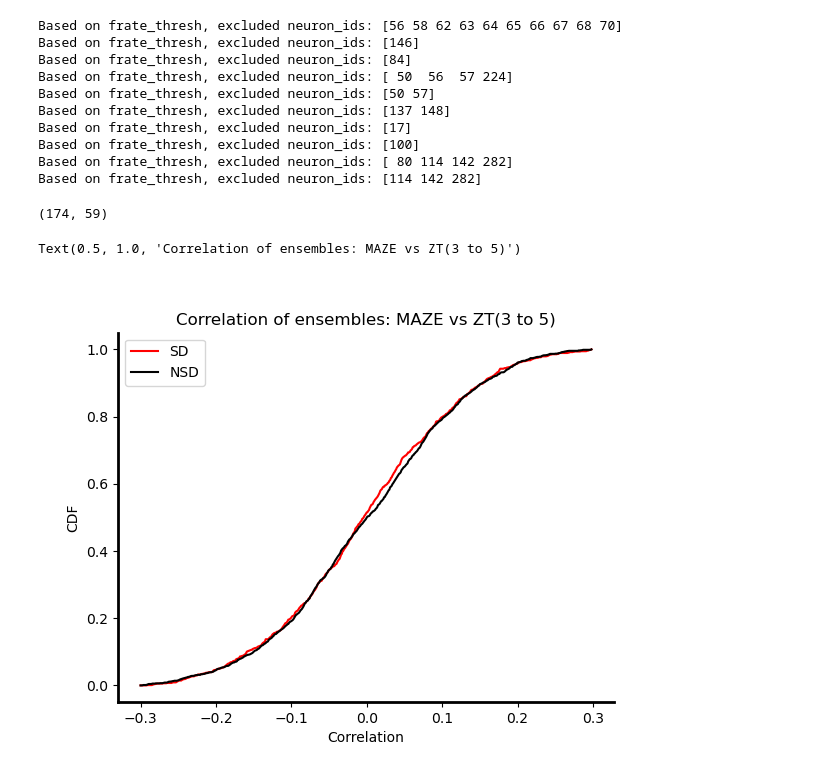
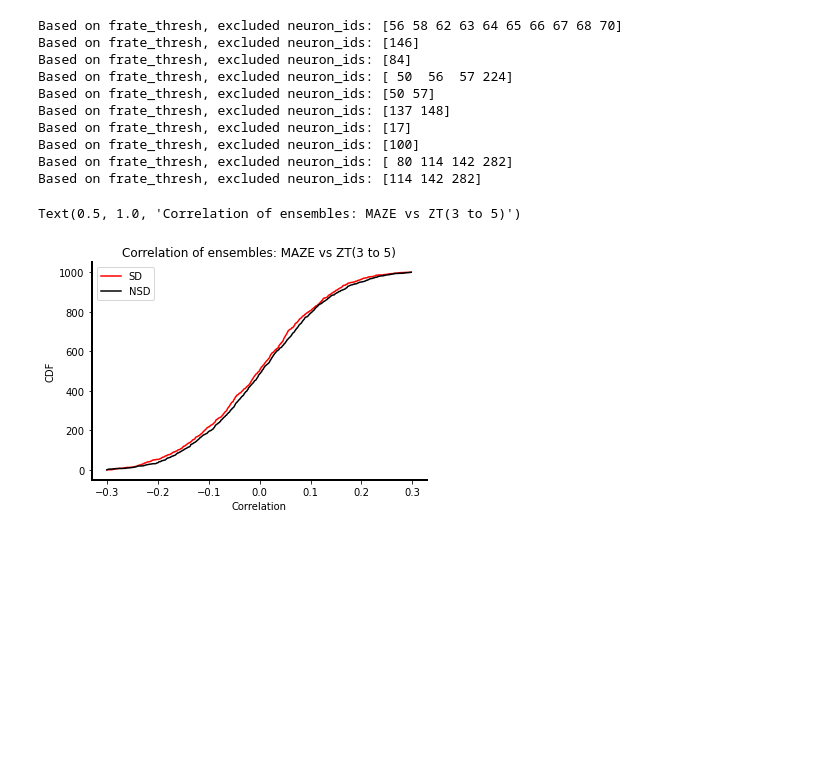
Before and after one commit to bapungiri/NeuroPy, a Jupyter notebook: sleep_deprivation/sd_ensembles.ipynb, the cells around one changed output. Drawn from its saved outputs; the diff is of its cells as text; code cells hidden in the pictures; blank space fills up the shorter version.

```diff
--- a/sleep_deprivation/sd_ensembles.ipynb
+++ b/sleep_deprivation/sd_ensembles.ipynb
@@ -120,36 +121,29 @@ Based on frate_thresh, excluded neuron_ids: [17]
 Based on frate_thresh, excluded neuron_ids: [100]
 Based on frate_thresh, excluded neuron_ids: [ 80 114 142 282]
 Based on frate_thresh, excluded neuron_ids: [114 142 282]
-# %%
-combined_weights.shape
-# %% [output]
-(174, 59)
 # %%
-%matplotlib widget
+%matplotlib inline
 from neuropy.plotting import Fig
+from neuropy.utils import mathutil
 
 _,axes = plt.subplots(1,1)
 # axes = axes.reshape(-1)
-
 # for i,corr in enumerate():
 #     np.fill_diagonal(corr,0)
 #     axes[i].pcolormesh(corr,vmax=0.3,vmin=-0.3,cmap='jet')
 colors = ['r','k']
 bins = np.arange(-0.3,0.3,0.001)
 for i,corr_vals in enumerate([sd_ensembles_corr,nsd_ensembles_corr]):
 
-    hist_corr = np.histogram(corr_vals,bins)[0]
-    pdf = hist_corr/np.sum(hist_corr)
-    cdf = np.cumsum(pdf)
-
+    cdf = mathutil.cdf(corr_vals,bins)
     axes.plot(bins[:-1],cdf,color = colors[i])
     Fig.remove_spines(axes)
     Fig.set_spines_width(axes)
 
 axes.set_xlabel('Correlation')
 axes.set_ylabel('CDF')
 axes.legend(['SD','NSD'])
 axes.set_title('Correlation of ensembles: MAZE vs ZT(3 to 5)')
 # %% [output]
 Text(0.5, 1.0, 'Correlation of ensembles: MAZE vs ZT(3 to 5)')
-[figure, old version]
+[figure, new version]
```
Also changed, not shown: parts of 2 cells of this notebook, 2 other files.
